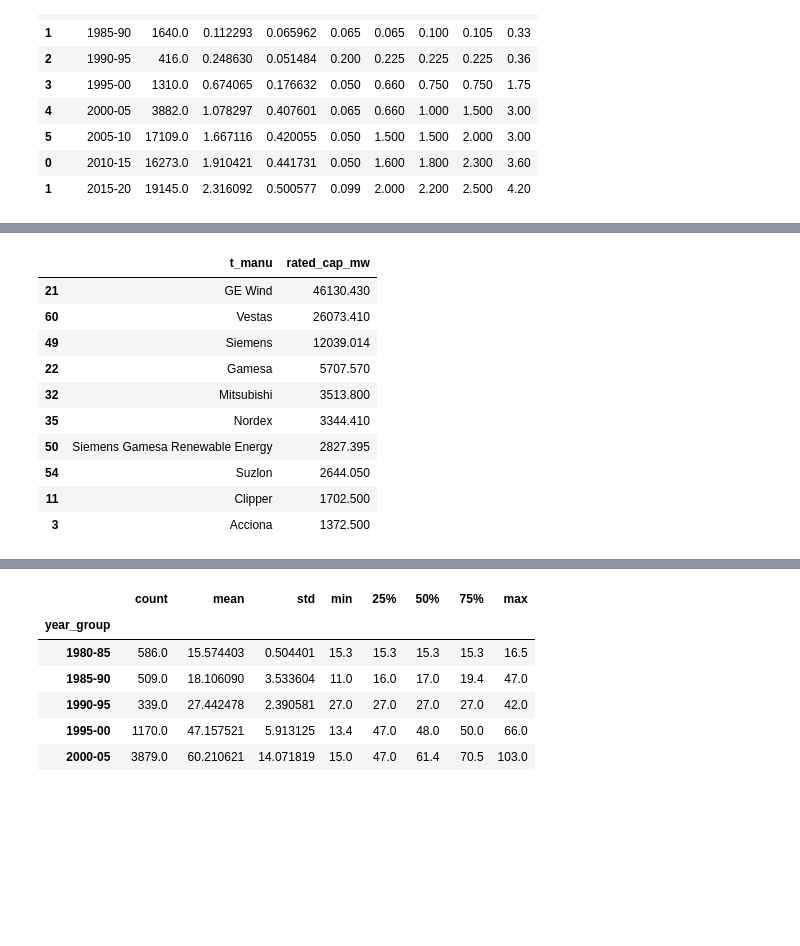
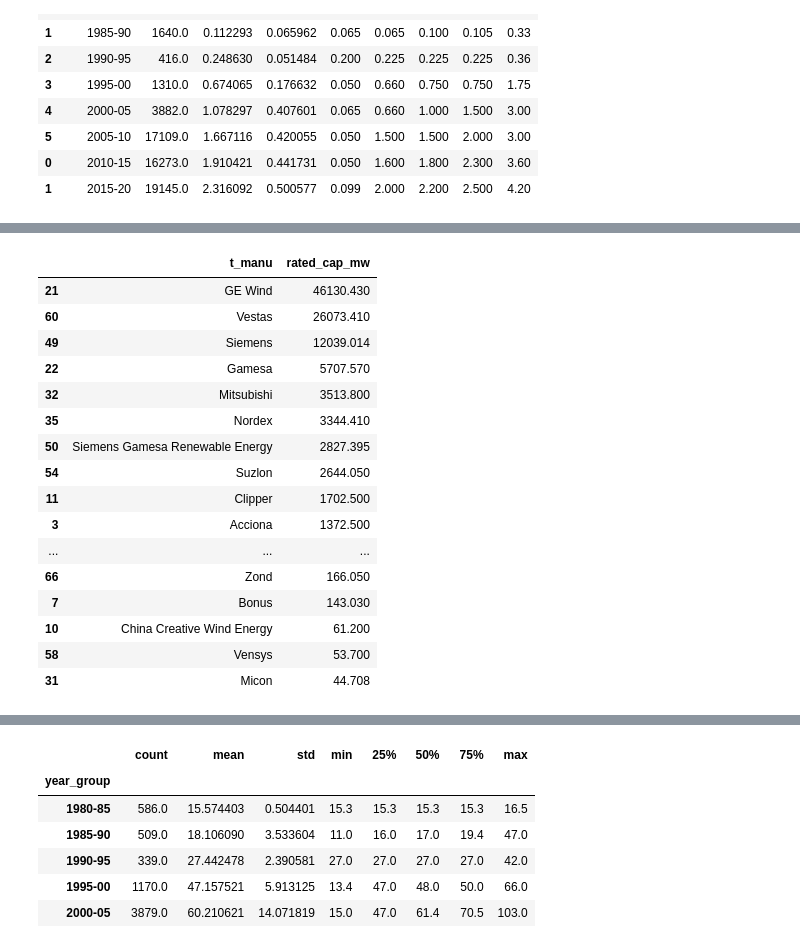
Before and after one commit to hsopel/NSS-Capstone, a Jupyter notebook: notebook/wind_eda.ipynb, the cells around one changed output, grey strips where cells are left out. Drawn from its saved outputs; the diff is of its cells as text; code cells hidden in the pictures; blank space fills up the shorter version.

```diff
--- a/notebook/wind_eda.ipynb
+++ b/notebook/wind_eda.ipynb
@@ -590,19 +597,25 @@ top_manu_rated_cap = onshore_wind.groupby('t_manu').rated_cap_mw.sum().to_frame(
 # %%
 top_manu_rated_cap = top_manu_rated_cap.sort_values(by='rated_cap_mw', ascending = False)
 # %%
-top_manu_rated_cap.head(10)
+top_manu_rated_cap.head(20)
 # %% [output]
 |  | t_manu | rated_cap_mw |
 | 21 | GE Wind | 46130.430 |
 | 60 | Vestas | 26073.410 |
 | 49 | Siemens | 12039.014 |
 | 22 | Gamesa | 5707.570 |
 | 32 | Mitsubishi | 3513.800 |
 | 35 | Nordex | 3344.410 |
 | 50 | Siemens Gamesa Renewable Energy | 2827.395 |
 | 54 | Suzlon | 2644.050 |
 | 11 | Clipper | 1702.500 |
 | 3 | Acciona | 1372.500 |
+| ... | ... | ... |
+| 66 | Zond | 166.050 |
+| 7 | Bonus | 143.030 |
+| 10 | China Creative Wind Energy | 61.200 |
+| 58 | Vensys | 53.700 |
+| 31 | Micon | 44.708 |
 # %%
 wind.head(20)
 # %% [output]
```
Also changed, not shown: parts of 8 cells of this notebook, 2 other files.
